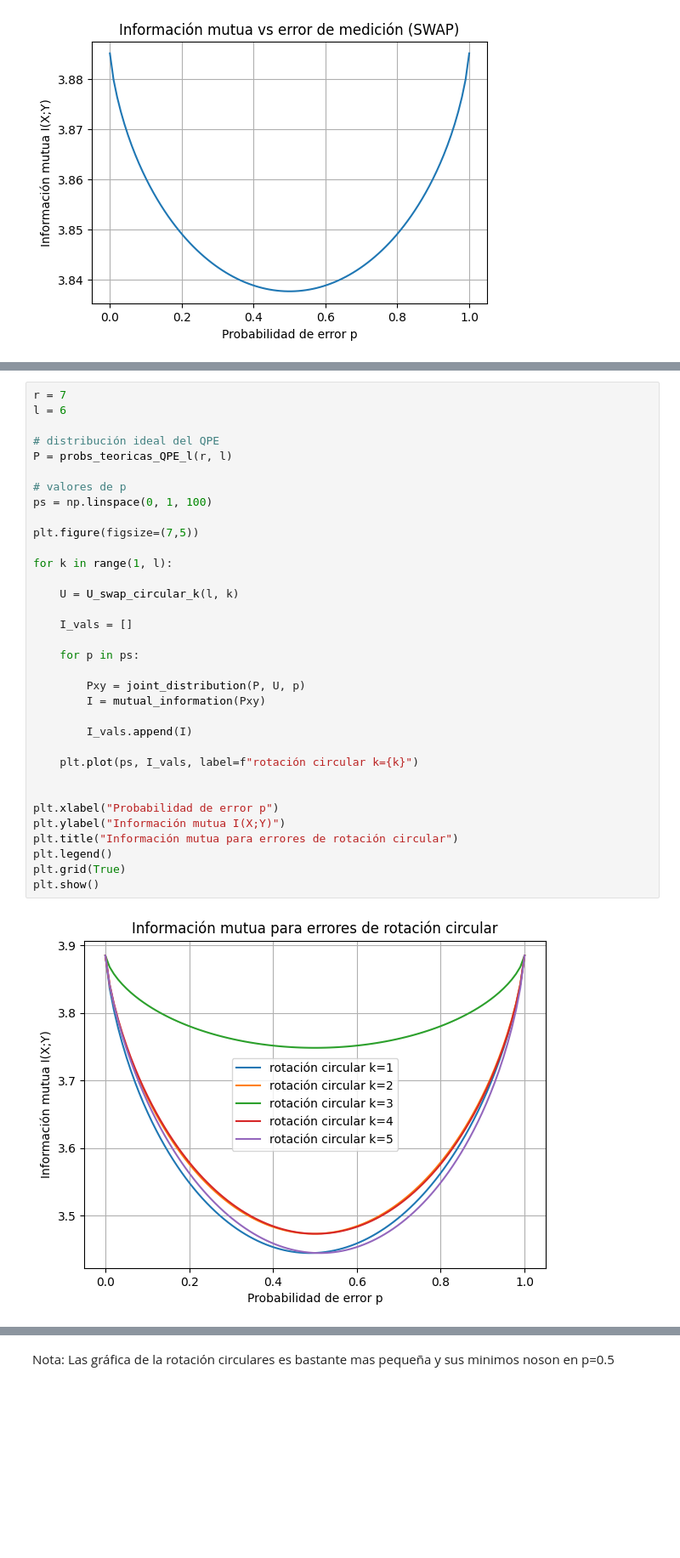
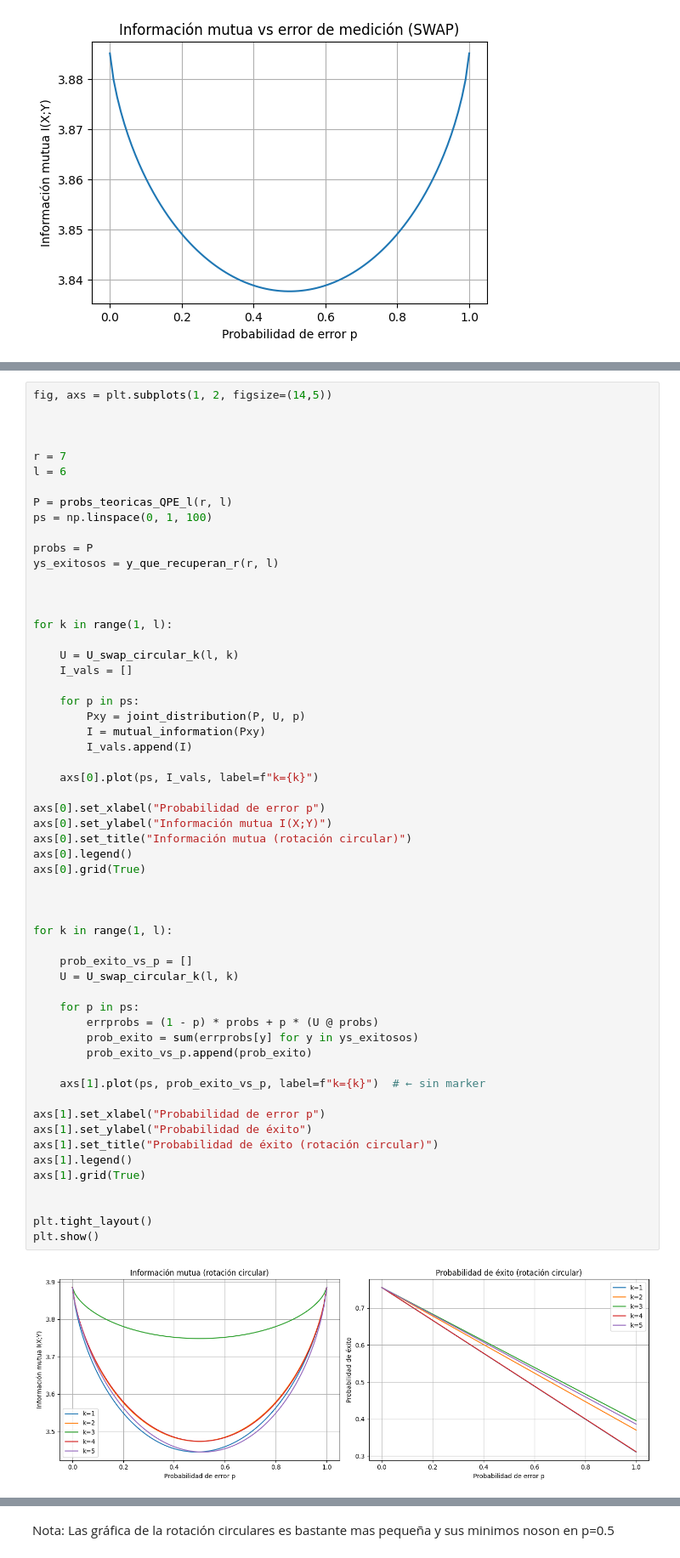
Before and after one commit to BenSanHer/Fuzzy-Measurments-aplicadas-sobre-Order-Finding, a Jupyter notebook: Distancia entre distribuciones de probabilidad.ipynb, the cells around one changed output, grey strips where cells are left out. Shown at 85% size. Saved outputs shown, nothing was run; the diff lists cells and outputs as text; blank space fills up the shorter version.

```diff
--- a/Distancia entre distribuciones de probabilidad.ipynb
+++ b/Distancia entre distribuciones de probabilidad.ipynb
@@ -890,36 +940,59 @@ plt.show()
 # %%
+fig, axs = plt.subplots(1, 2, figsize=(14,5))
+
+
+
 r = 7
 l = 6
 
-# distribución ideal del QPE
 P = probs_teoricas_QPE_l(r, l)
-
-# valores de p
 ps = np.linspace(0, 1, 100)
 
-plt.figure(figsize=(7,5))
+probs = P
+ys_exitosos = y_que_recuperan_r(r, l)
+
+
 
 for k in range(1, l):
 
     U = U_swap_circular_k(l, k)
-
     I_vals = []
 
     for p in ps:
-
         Pxy = joint_distribution(P, U, p)
         I = mutual_information(Pxy)
-
         I_vals.append(I)
 
-    plt.plot(ps, I_vals, label=f"rotación circular k={k}")
+    axs[0].plot(ps, I_vals, label=f"k={k}")
+
+axs[0].set_xlabel("Probabilidad de error p")
+axs[0].set_ylabel("Información mutua I(X;Y)")
+axs[0].set_title("Información mutua (rotación circular)")
+axs[0].legend()
+axs[0].grid(True)
 
 
-plt.xlabel("Probabilidad de error p")
-plt.ylabel("Información mutua I(X;Y)")
-plt.title("Información mutua para errores de rotación circular")
-plt.legend()
-plt.grid(True)
+
+for k in range(1, l):
+
+    prob_exito_vs_p = []
+    U = U_swap_circular_k(l, k)
+
+    for p in ps:
+        errprobs = (1 - p) * probs + p * (U @ probs)
+        prob_exito = sum(errprobs[y] for y in ys_exitosos)
+        prob_exito_vs_p.append(prob_exito)
+
+    axs[1].plot(ps, prob_exito_vs_p, label=f"k={k}")  # ← sin marker
+
+axs[1].set_xlabel("Probabilidad de error p")
+axs[1].set_ylabel("Probabilidad de éxito")
+axs[1].set_title("Probabilidad de éxito (rotación circular)")
+axs[1].legend()
+axs[1].grid(True)
+
+
+plt.tight_layout()
 plt.show()
 # %% [output]
-[figure, old version]
+[figure, new version]
```
Also changed, not shown: parts of 22 cells of this notebook, 2 other files.
